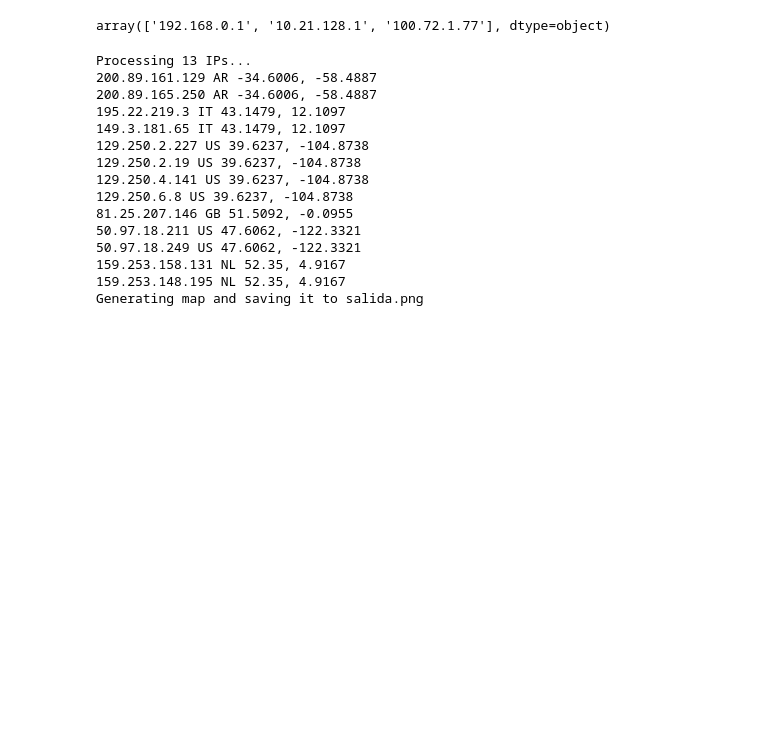
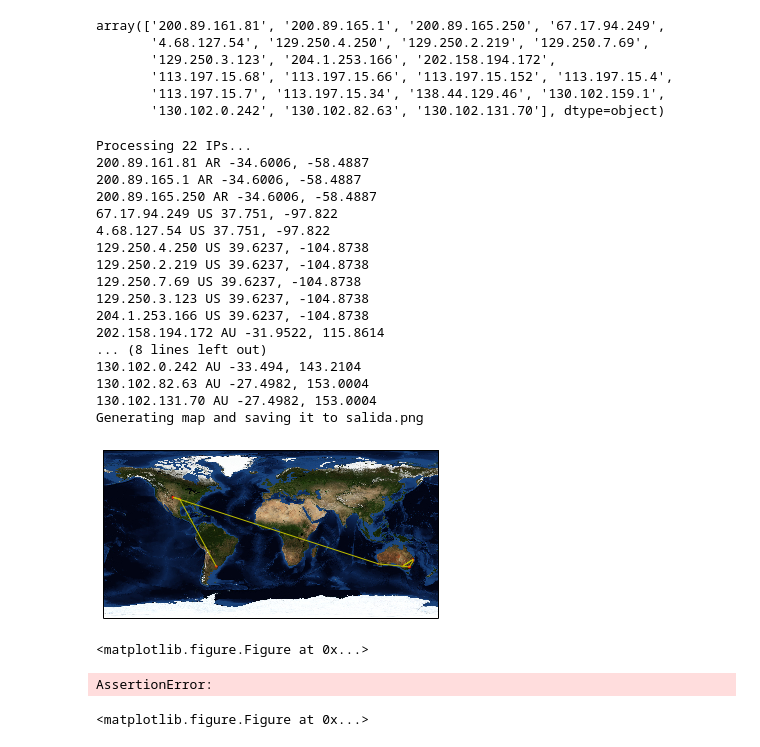
Before and after one commit to calasius/redes, a Jupyter notebook: tp2/calculate_route_outliers.ipynb, the cells around one changed output. Drawn from its saved outputs; the diff is of its cells as text; code cells hidden in the pictures; blank space fills up the shorter version.

```diff
--- a/tp2/calculate_route_outliers.ipynb
+++ b/tp2/calculate_route_outliers.ipynb
@@ -10,7 +10,7 @@ from scipy.stats import t
 from math import sqrt
 from math import pow
 
-hosts = dict([('www.easternct.edu','149.152.33.32'), ('web.mit.edu','23.197.229.238')])
+hosts = dict([('www.uq.edu.au','130.102.131.70'),('sydney.edu.au','129.78.5.8')])
 
 DEFAULT_RTT_VALUE = 0
 
@@ -66,3 +64,5 @@ df = trace_route(dict([('www.uae.ma','159.253.148.195')]))
+# %%
+df = trace_route(hosts)
 # %%
 df_indexed = df.set_index(['host','ttl','i','ip'])
 rtt = df_indexed.groupby(level=['host','ttl','ip']).mean()
@@ -81,11 +89,17 @@ zrtt[zrtt['rtt'] > thomson_value]
-# %%
-route(df)
-# %% [output]
-array(['192.168.0.1', '10.21.128.1', '100.72.1.77'], dtype=object)
+# %%
+routeRespose = route(df)
+routeRespose
+# %% [output]
+array(['200.89.161.81', '200.89.165.1', '200.89.165.250', '67.17.94.249',
+       '4.68.127.54', '129.250.4.250', '129.250.2.219', '129.250.7.69',
+       '129.250.3.123', '204.1.253.166', '202.158.194.172',
+       '113.197.15.68', '113.197.15.66', '113.197.15.152', '113.197.15.4',
+       '113.197.15.7', '113.197.15.34', '138.44.129.46', '130.102.159.1',
+       '130.102.0.242', '130.102.82.63', '130.102.131.70'], dtype=object)
 # %%
 #!/usr/bin/env python
 # coding: utf-8
-
+%matplotlib inline
 from __future__ import print_function, unicode_literals, with_statement
 import argparse
 import contextlib
@@ -187,33 +201,37 @@ def generate_map(output, lats=[], lons=[], wesn=None):
     m.plot(x, y, 40, 40, color='y')
     m.scatter(x, y, s=3, color='#ff0000', marker='o', alpha=0.3) #, alpha=0.3
 
+    plt.figure(figsize=(10,6), dpi=80)
+
+    plt.show()
+
     plt.savefig(output, dpi=300, bbox_inches='tight')
 
 def graficar_ruta(ruta, nombre_imagen):
     gi = pygeoip.GeoIP('GeoLiteCity.dat')
     lats, lons = geoip_lat_lon(gi, ruta)
     generate_map(nombre_imagen, lats, lons) #, wesn='-12/45/30/65'
-# %%
-lista_trace_nuestro = ['200.89.161.129', '200.89.165.250', '195.22.219.3', '149.3.181.65',
-       '129.250.2.227', '129.250.2.19', '129.250.4.141', '129.250.6.8',
-       '81.25.207.146', '50.97.18.211', '50.97.18.249', '159.253.158.131',
-       '159.253.148.195']
-
-
-graficar_ruta(lista_trace_nuestro, 'salida.png')
-# %% [output]
-Processing 13 IPs...
-200.89.161.129 AR -34.6006, -58.4887
-200.89.165.250 AR -34.6006, -58.4887
-195.22.219.3 IT 43.1479, 12.1097
-149.3.181.65 IT 43.1479, 12.1097
-129.250.2.227 US 39.6237, -104.8738
-129.250.2.19 US 39.6237, -104.8738
-129.250.4.141 US 39.6237, -104.8738
-129.250.6.8 US 39.6237, -104.8738
-81.25.207.146 GB 51.5092, -0.0955
-50.97.18.211 US 47.6062, -122.3321
-50.97.18.249 US 47.6062, -122.3321
-159.253.158.131 NL 52.35, 4.9167
-159.253.148.195 NL 52.35, 4.9167
-Generating map and saving it to salida.png
+# %%
+graficar_ruta(routeRespose, 'salida.png')
+# %% [output]
+Processing 22 IPs...
+200.89.161.81 AR -34.6006, -58.4887
+200.89.165.1 AR -34.6006, -58.4887
+200.89.165.250 AR -34.6006, -58.4887
+67.17.94.249 US 37.751, -97.822
+4.68.127.54 US 37.751, -97.822
+129.250.4.250 US 39.6237, -104.8738
+129.250.2.219 US 39.6237, -104.8738
+129.250.7.69 US 39.6237, -104.8738
+129.250.3.123 US 39.6237, -104.8738
+204.1.253.166 US 39.6237, -104.8738
+202.158.194.172 AU -31.9522, 115.8614
+... (8 lines left out)
+130.102.0.242 AU -33.494, 143.2104
+130.102.82.63 AU -27.4982, 153.0004
+130.102.131.70 AU -27.4982, 153.0004
+Generating map and saving it to salida.png
+[figure, added]
+<matplotlib.figure.Figure at 0x...>
+AssertionError:
+<matplotlib.figure.Figure at 0x...>
```
Also changed, not shown: parts of 2 cells of this notebook, 9 other files.
